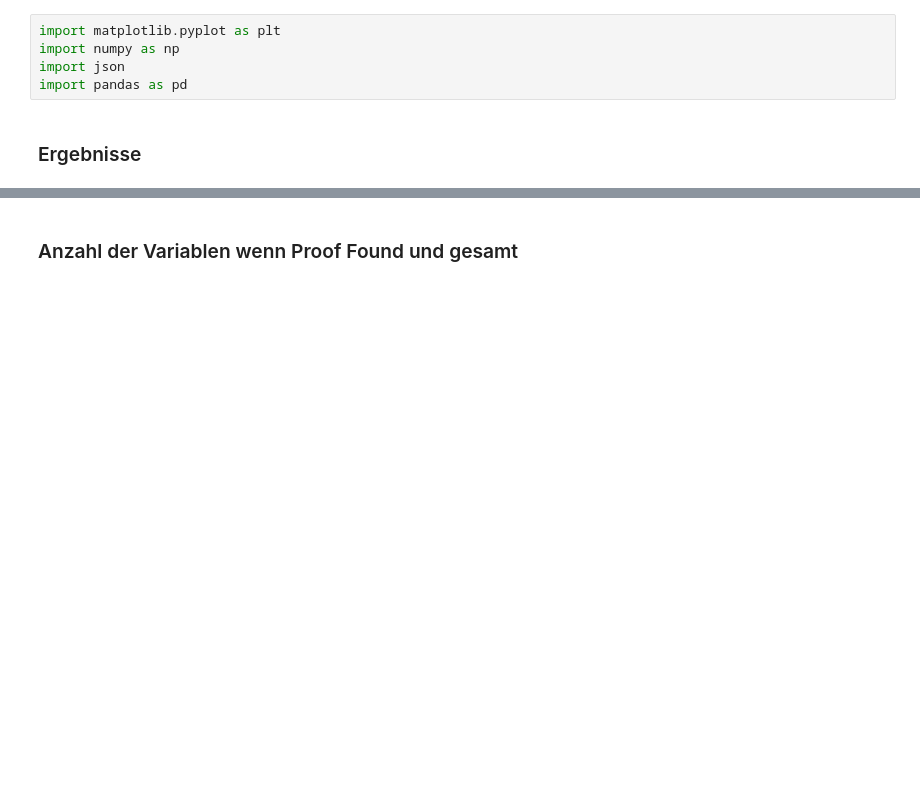
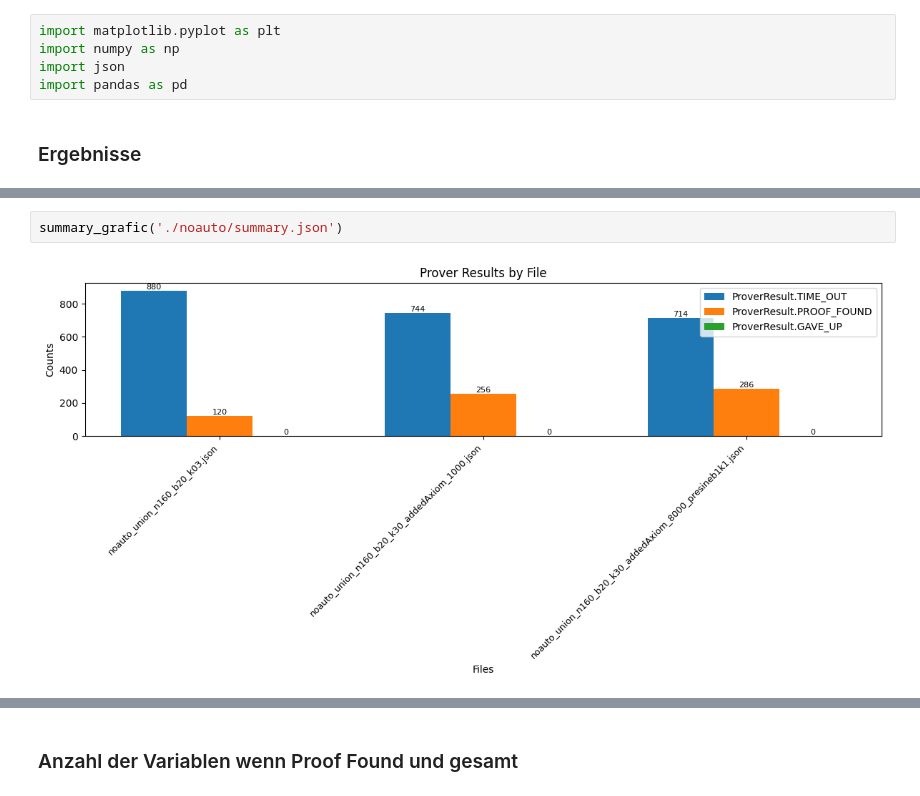
Before and after one commit to BigTeddyRush/further-work-of-seven, a Jupyter notebook: sum_evaluation/sum_evaluation.ipynb, the cells around one changed output, grey strips where cells are left out. Drawn from its saved outputs; the diff is of its cells as text; blank space fills up the shorter version.

```diff
--- a/sum_evaluation/sum_evaluation.ipynb
+++ b/sum_evaluation/sum_evaluation.ipynb
@@ -77,0 +77,4 @@ Die Verknüpfung von mehreren SInE Strategien in Kombination mit satauto erzielt
+# %%
+summary_grafic('./noauto/summary.json')
+# %% [output]
+[figure, added]
```
Also changed, not shown: parts of 5 cells of this notebook, 14 other files.
